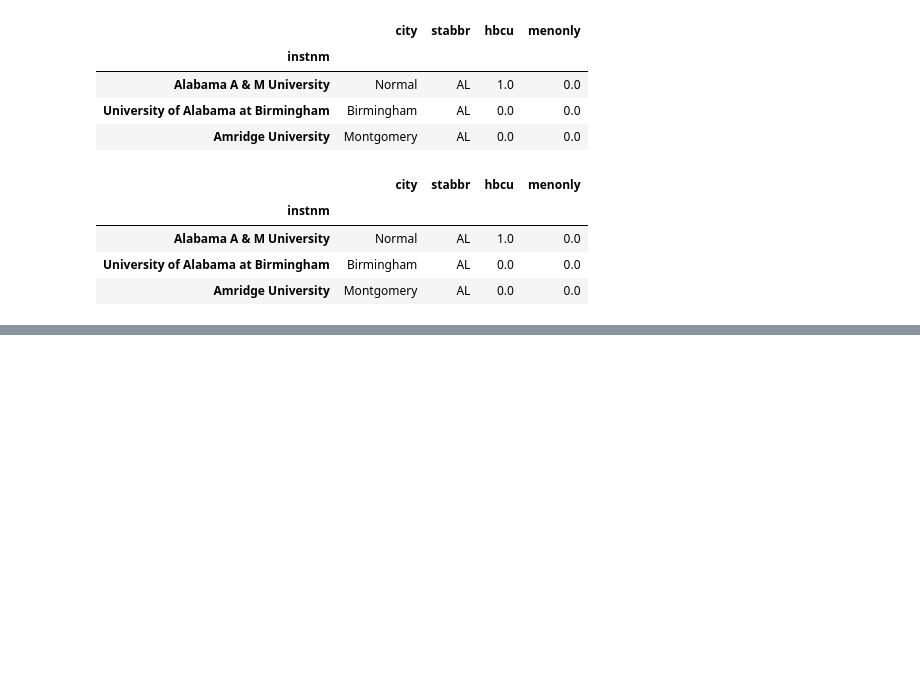
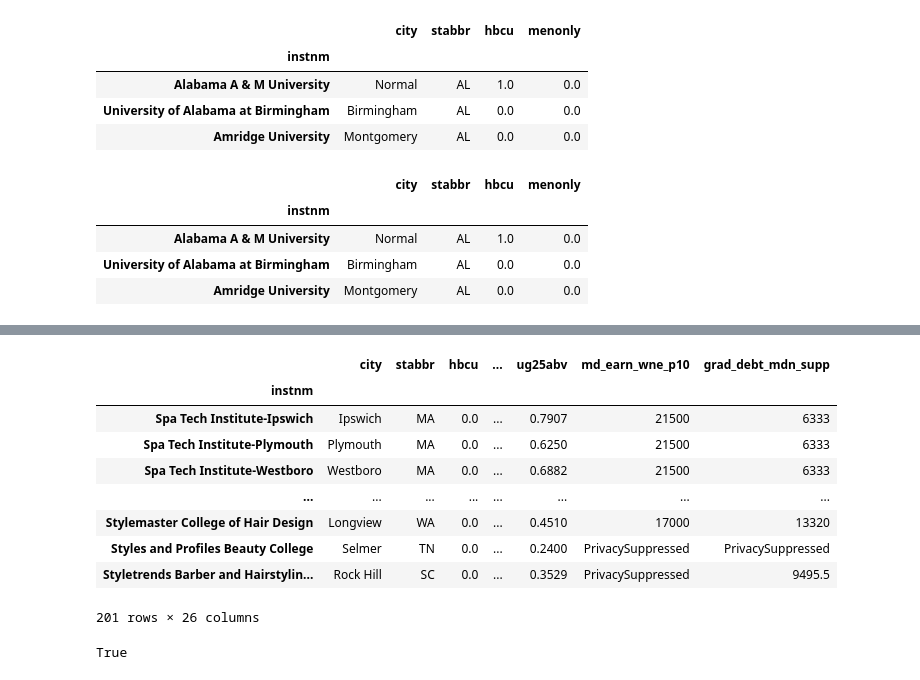
Before and after one commit to 99night66/pandas_study, a Jupyter notebook: 3.ipynb, the cells around one changed output, grey strips where cells are left out. Cells and saved outputs as stored; diff of their text form; code cells hidden in the pictures; blank space fills up the shorter version.

```diff
--- a/3.ipynb
+++ b/3.ipynb
@@ -132,0 +374,3 @@ college.loc[:'Amridge University', :'menonly']
+# %%
+college = college.sort_index()
+college.head()
@@ -132,0 +386,20 @@ college.loc[:'Amridge University', :'menonly']
+# %%
+pd.options.display.max_rows = 6
+college.loc['Sp':'Su']
+# %% [output]
+|  | city | stabbr | hbcu | ... | ug25abv | md_earn_wne_p10 | grad_debt_mdn_supp |
+| instnm |  |  |  |  |  |  |  |
+| Spa Tech Institute-Ipswich | Ipswich | MA | 0.0 | ... | 0.7907 | 21500 | 6333 |
+| Spa Tech Institute-Plymouth | Plymouth | MA | 0.0 | ... | 0.6250 | 21500 | 6333 |
+| Spa Tech Institute-Westboro | Westboro | MA | 0.0 | ... | 0.6882 | 21500 | 6333 |
+| ... | ... | ... | ... | ... | ... | ... | ... |
+| Stylemaster College of Hair Design | Longview | WA | 0.0 | ... | 0.4510 | 17000 | 13320 |
+| Styles and Profiles Beauty College | Selmer | TN | 0.0 | ... | 0.2400 | PrivacySuppressed | PrivacySuppressed |
+| Styletrends Barber and Hairstylin... | Rock Hill | SC | 0.0 | ... | 0.3529 | PrivacySuppressed | 9495.5 |
+201 rows × 26 columns
+# %%
+# 可以⽤is_monotonic_increasing或is_monotonic_decreasing检验字母顺序的排序
+college = college.sort_index(ascending=False)
+college.index.is_monotonic_decreasing
+# %% [output]
+True
```
Also changed, not shown: parts of 37 cells of this notebook.
